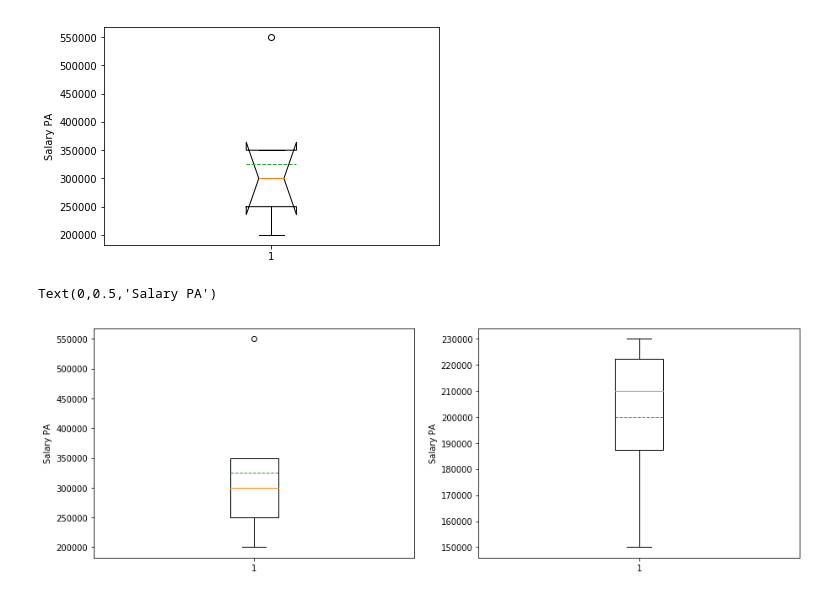
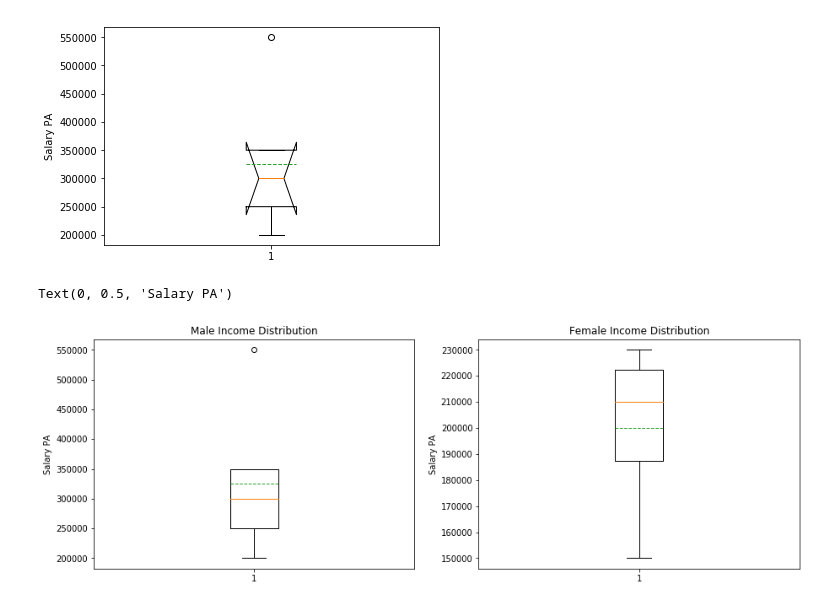
Before and after one commit to srikanthpragada/DataScience_21_JAN_2019, a Jupyter notebook: matplotlib_demo.ipynb, the cells around one changed output. Drawn from its saved outputs; the diff is of its cells as text; code cells hidden in the pictures.

```diff
--- a/matplotlib_demo.ipynb
+++ b/matplotlib_demo.ipynb
@@ -400,13 +420,15 @@ Text(0,0.5,'Salary PA')
 # %%
 # Distribution of male salary and female salary
 fig,ax = plt.subplots(1,2)
 fig.set_size_inches(15,5)
 msalaries = persons.loc[ persons['Gender'] == 'M', 'Income']
 fsalaries = persons.loc[ persons['Gender'] == 'F', 'Income']
 ax[0].boxplot(msalaries, meanline=True,  showmeans=True)
+ax[0].set_title("Male Income Distribution")
 ax[1].boxplot( fsalaries, meanline=True,  showmeans=True)
+ax[1].set_title("Female Income Distribution")
 ax[0].set_ylabel("Salary PA")
 ax[1].set_ylabel("Salary PA")
 # %% [output]
-Text(0,0.5,'Salary PA')
+Text(0, 0.5, 'Salary PA')
-[figure, old version]
+[figure, new version]
```
Also changed, not shown: parts of 17 cells of this notebook, 1 other file.
